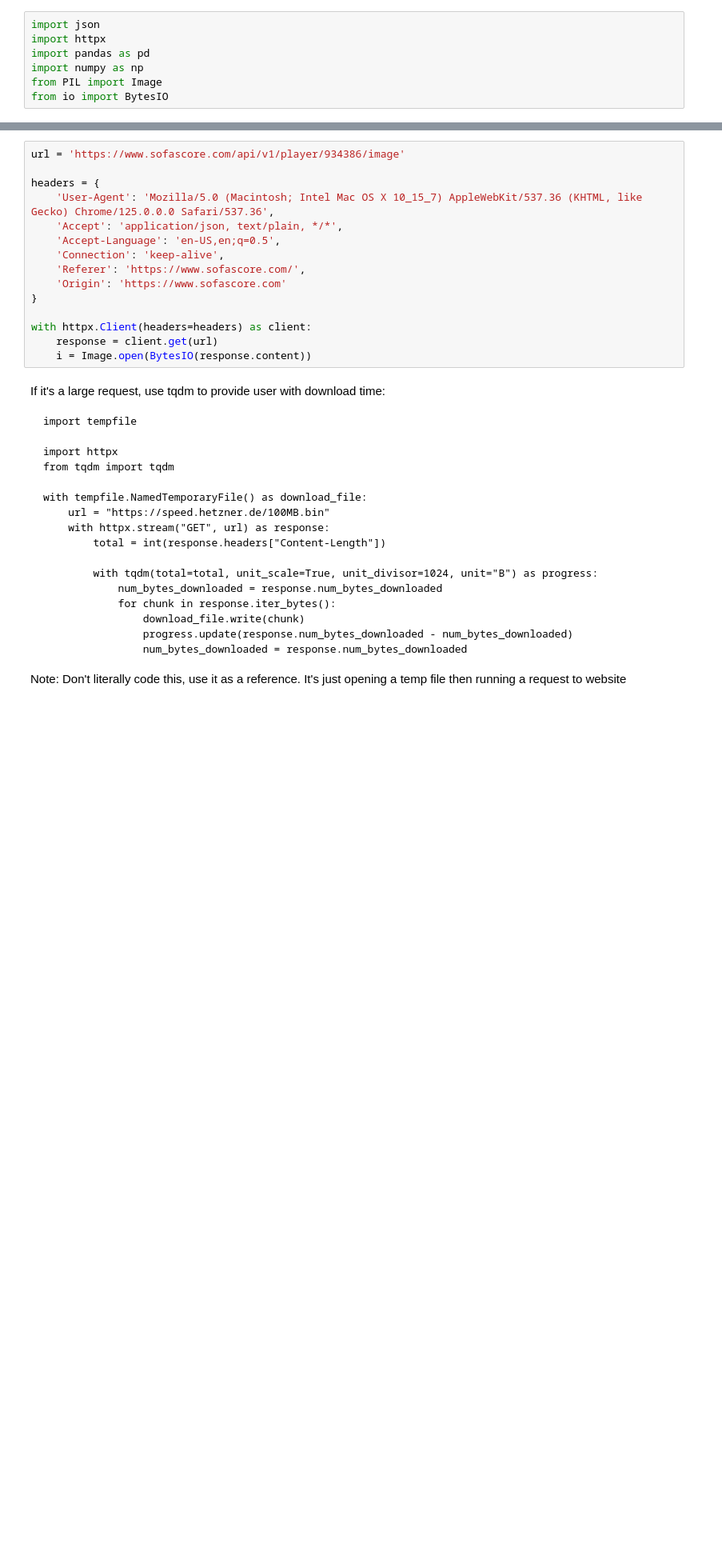
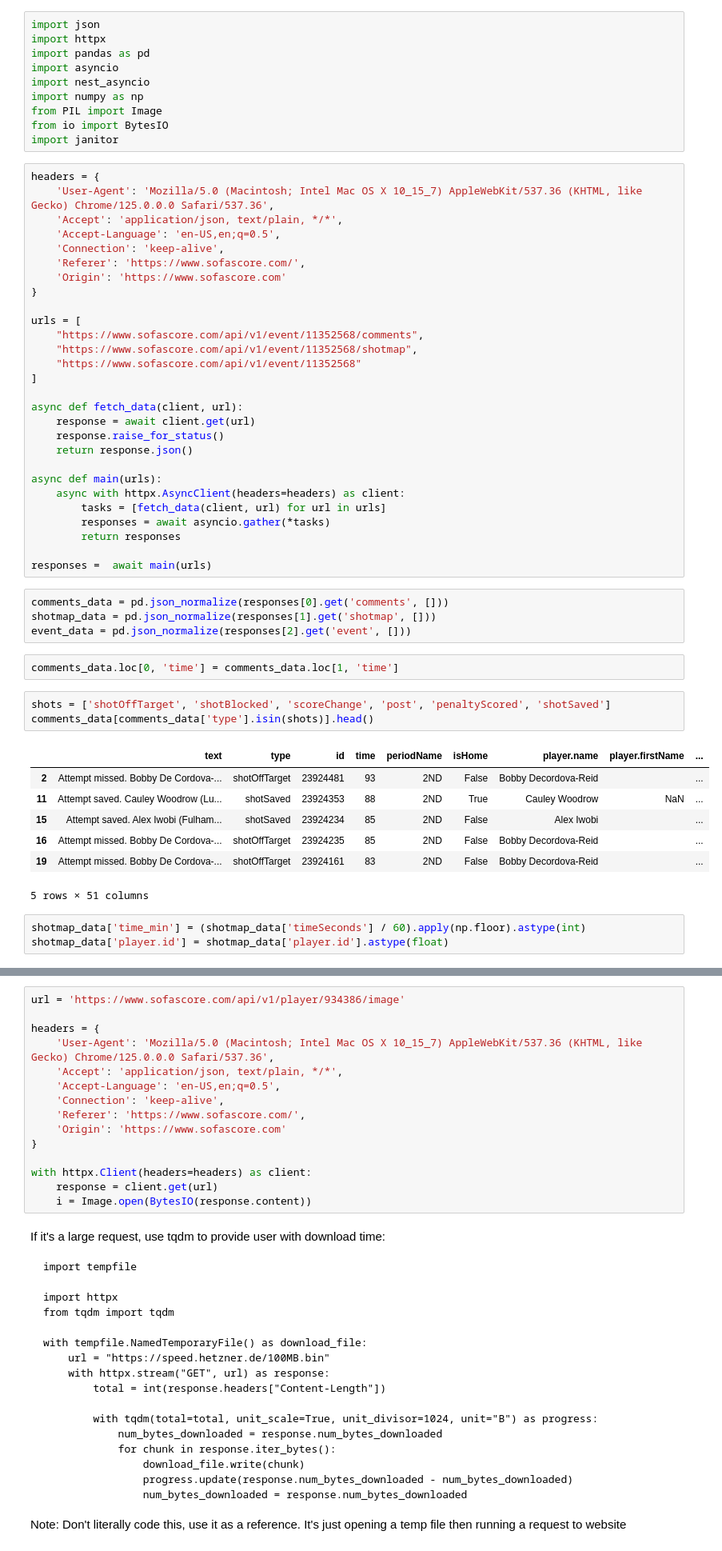
Before and after one commit to Calvinzheng123/sofascore-scrape, a Jupyter notebook: sofascore.ipynb, the cells around one changed output, grey strips where cells are left out. Shown: that part at 80% size. Drawn from its saved outputs; the diff is of its cells as text; blank space fills up the shorter version.

```diff
--- a/sofascore.ipynb
+++ b/sofascore.ipynb
@@ -2,6 +2,57 @@
 import json
 import httpx
 import pandas as pd
+import asyncio
+import nest_asyncio
 import numpy as np
 from PIL import Image
 from io import BytesIO
+import janitor
+# %%
+headers = {
+    'User-Agent': 'Mozilla/5.0 (Macintosh; Intel Mac OS X 10_15_7) AppleWebKit/537.36 (KHTML, like Gecko) Chrome/125.0.0.0 Safari/537.36',
+    'Accept': 'application/json, text/plain, */*',
+    'Accept-Language': 'en-US,en;q=0.5',
+    'Connection': 'keep-alive',
+    'Referer': 'https://www.sofascore.com/',
+    'Origin': 'https://www.sofascore.com'
+}
+
+urls = [
+    "https://www.sofascore.com/api/v1/event/11352568/comments",
+    "https://www.sofascore.com/api/v1/event/11352568/shotmap",
+    "https://www.sofascore.com/api/v1/event/11352568"
+]
+
+async def fetch_data(client, url):
+    response = await client.get(url)
+    response.raise_for_status()
+    return response.json()
+
+async def main(urls):
+    async with httpx.AsyncClient(headers=headers) as client:
+        tasks = [fetch_data(client, url) for url in urls]
+        responses = await asyncio.gather(*tasks)
+        return responses
+
+responses =  await main(urls)
+# %%
+comments_data = pd.json_normalize(responses[0].get('comments', []))
+shotmap_data = pd.json_normalize(responses[1].get('shotmap', []))
+event_data = pd.json_normalize(responses[2].get('event', []))
+# %%
+comments_data.loc[0, 'time'] = comments_data.loc[1, 'time']
+# %%
+shots = ['shotOffTarget', 'shotBlocked', 'scoreChange', 'post', 'penaltyScored', 'shotSaved']
+comments_data[comments_data['type'].isin(shots)].head()
+# %% [output]
+|  | text | type | id | time | periodName | isHome | player.name | player.firstName | ... |
+| 2 | Attempt missed. Bobby De Cordova-... | shotOffTarget | 23924481 | 93 | 2ND | False | Bobby Decordova-Reid |  | ... |
+| 11 | Attempt saved. Cauley Woodrow (Lu... | shotSaved | 23924353 | 88 | 2ND | True | Cauley Woodrow | NaN | ... |
+| 15 | Attempt saved. Alex Iwobi (Fulham... | shotSaved | 23924234 | 85 | 2ND | False | Alex Iwobi |  | ... |
+| 16 | Attempt missed. Bobby De Cordova-... | shotOffTarget | 23924235 | 85 | 2ND | False | Bobby Decordova-Reid |  | ... |
+| 19 | Attempt missed. Bobby De Cordova-... | shotOffTarget | 23924161 | 83 | 2ND | False | Bobby Decordova-Reid |  | ... |
+5 rows × 51 columns
+# %%
+shotmap_data['time_min'] = (shotmap_data['timeSeconds'] / 60).apply(np.floor).astype(int)
+shotmap_data['player.id'] = shotmap_data['player.id'].astype(float)
```
Also changed, not shown: parts of 31 cells of this notebook.
